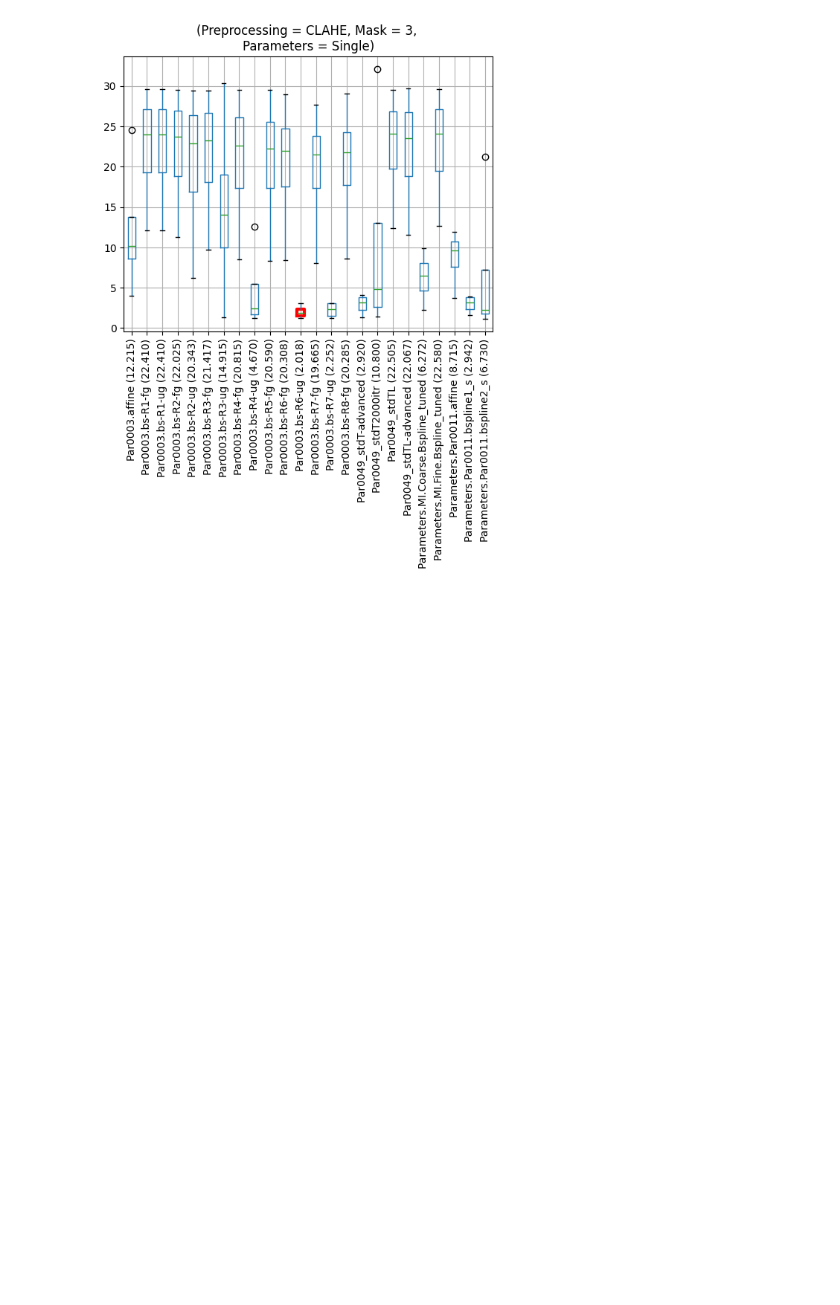
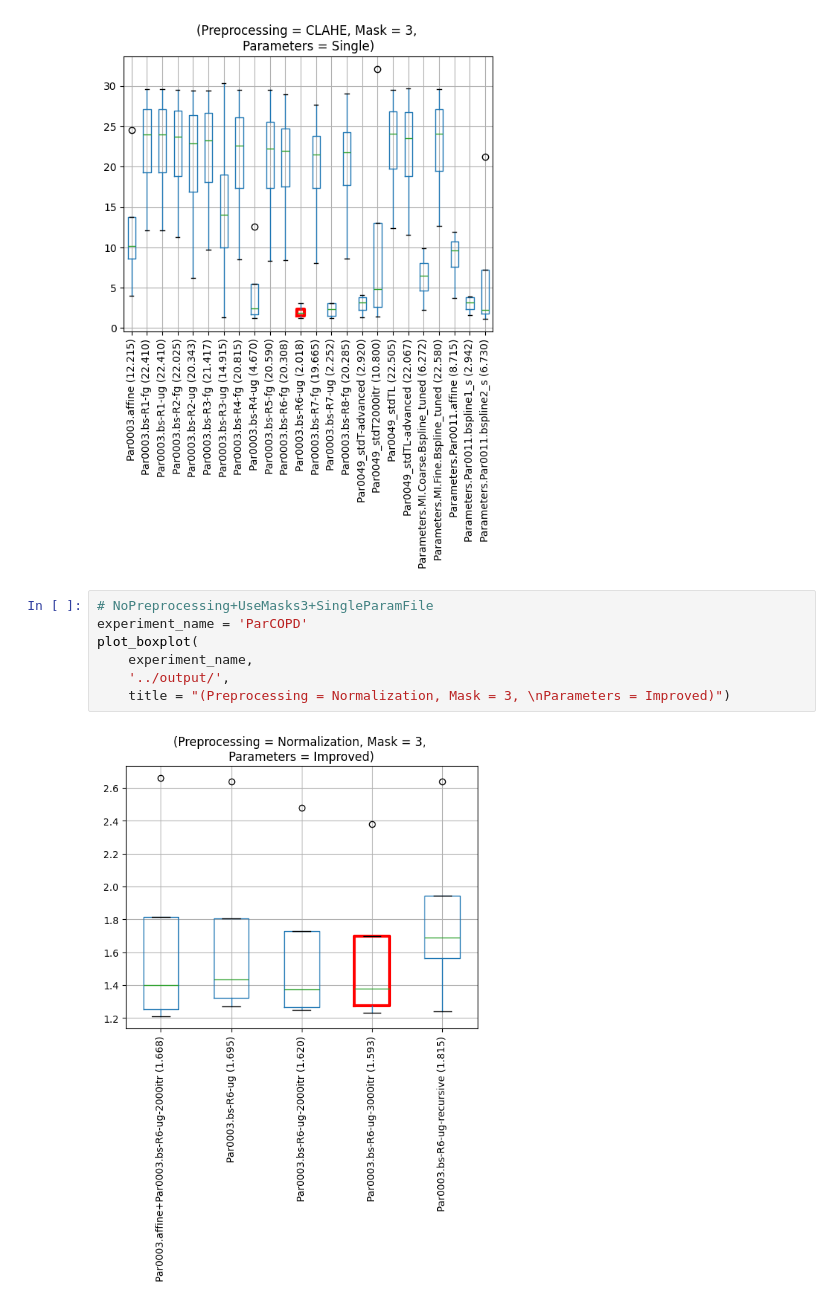
Before and after one commit to abdel-habib/COPDgene-CT-registration, a Jupyter notebook: notebooks/6_boxplots.ipynb, the cells around one changed output. Cells and saved outputs as stored; diff of their text form; blank space fills up the shorter version.

Commit message:
best parameter files

```diff
--- a/notebooks/6_boxplots.ipynb
+++ b/notebooks/6_boxplots.ipynb
@@ -109,3 +114,12 @@ plot_boxplot(
     title = "(Preprocessing = CLAHE, Mask = 3, \nParameters = Single)")
 # %% [output]
 [figure]
+# %%
+# NoPreprocessing+UseMasks3+SingleParamFile
+experiment_name = 'ParCOPD'
+plot_boxplot(
+    experiment_name,
+    '../output/',
+    title = "(Preprocessing = Normalization, Mask = 3, \nParameters = Improved)")
+# %% [output]
+[figure, added]
```
Also changed, not shown: parts of 1 cell of this notebook, 6 other files.
